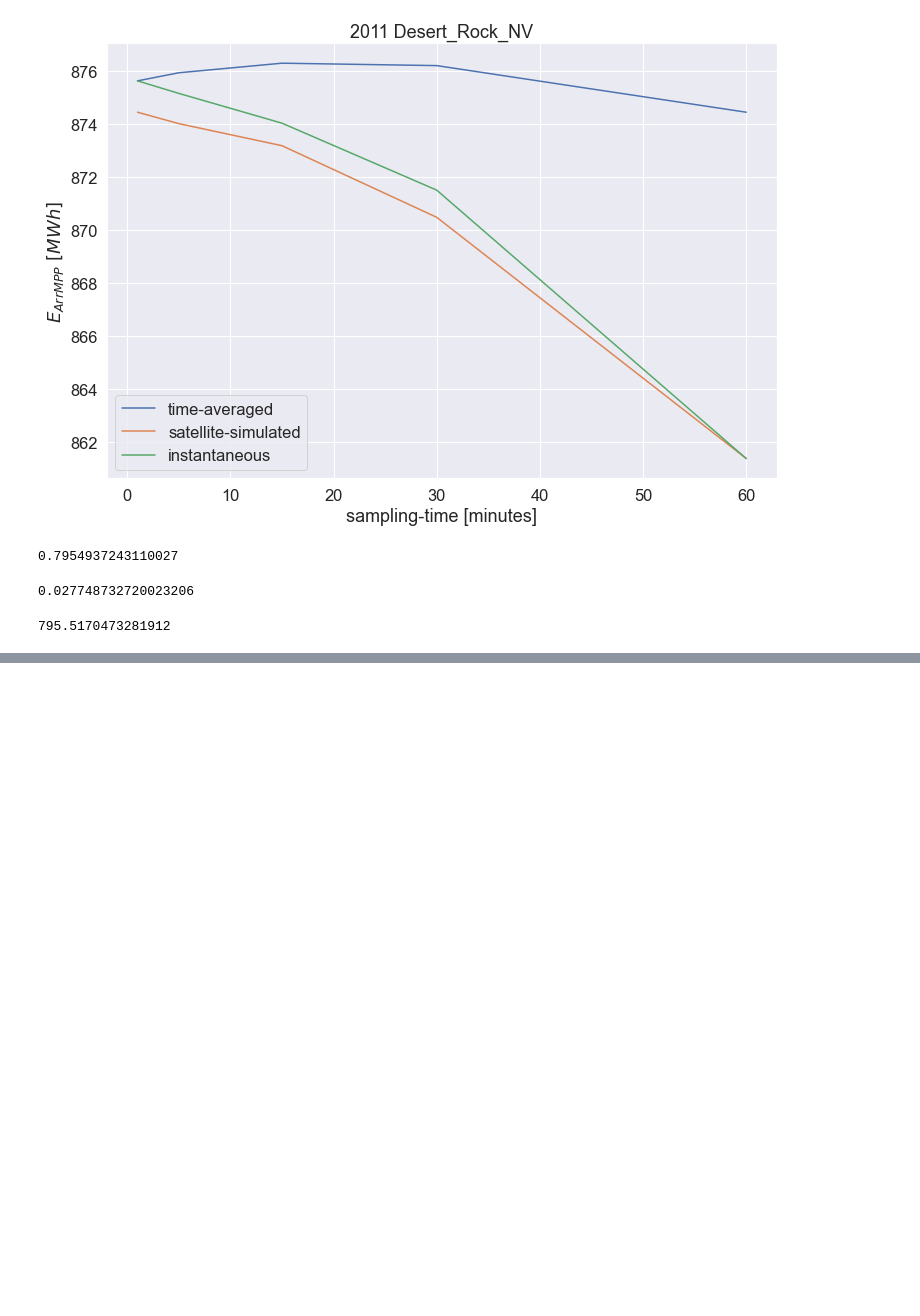
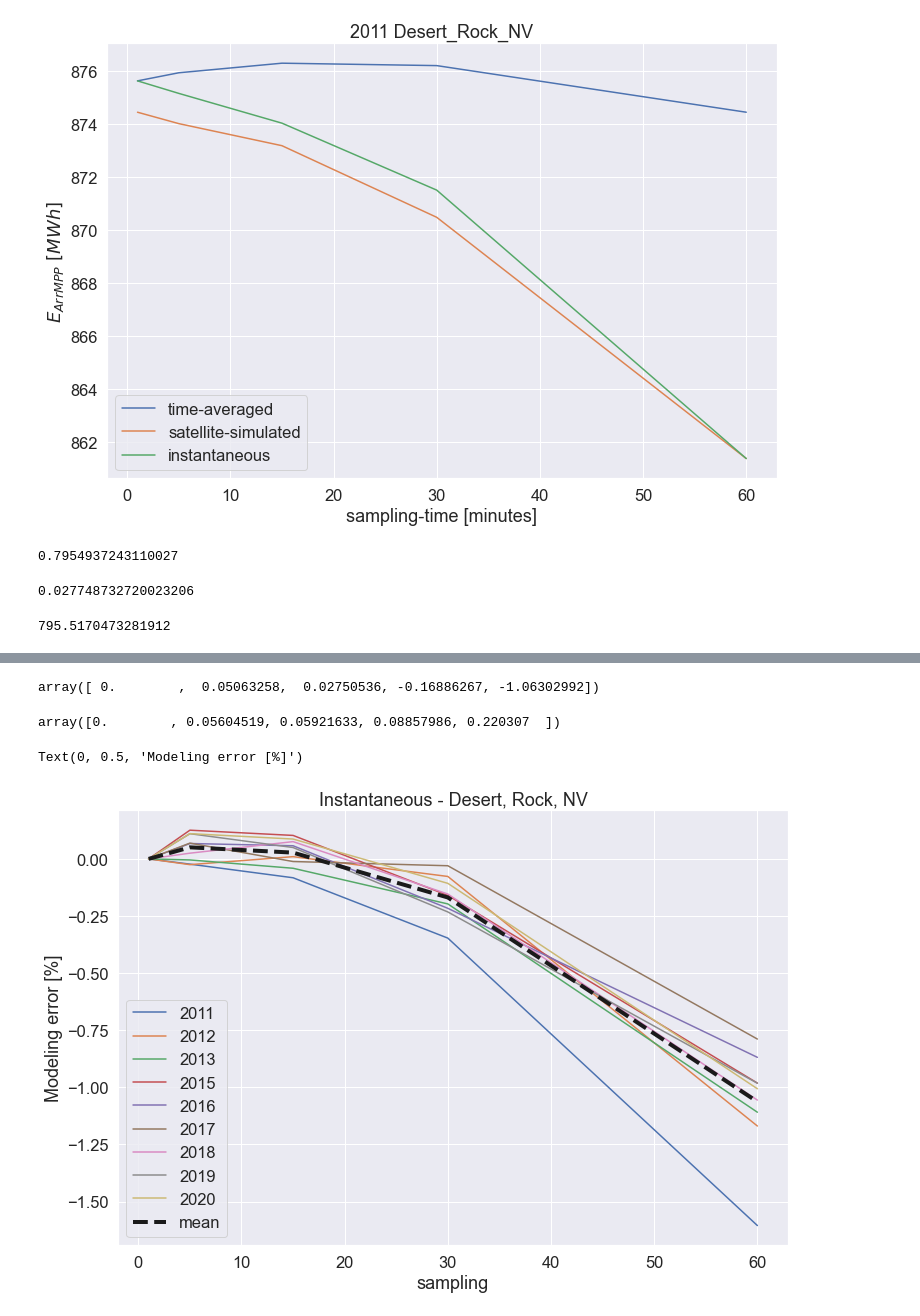
Before and after one commit to mikofski/pvsc49-satellite-sampling, a Jupyter notebook: analysis/instantaneous_weather-SURFRAD-dra.ipynb, the cells around one changed output, grey strips where cells are left out. Cells and saved outputs as stored; diff of their text form; code cells hidden in the pictures; blank space fills up the shorter version.

```diff
--- a/analysis/instantaneous_weather-SURFRAD-dra.ipynb
+++ b/analysis/instantaneous_weather-SURFRAD-dra.ipynb
@@ -1112,0 +1298,21 @@ annual_energy_60min_df['Egrid'][30]
+# %%
+f, ax = plt.subplots(1, 1)
+surfrad_inst_stats = []  # np.zeros((5, ), float)
+for surfrad_year in selected_years.index:
+    baseline = surfrad_annual_energy_df.loc[(surfrad_year, 'avg', 1)]['Egrid']
+    scaled = surfrad_annual_energy_df.loc[(surfrad_year, 'inst')]['Egrid'] / baseline - 1
+    scaled *= 100
+    scaled.plot(ax=ax)
+    surfrad_inst_stats.append(scaled)  # += scaled
+surfrad_inst_stats = np.array(surfrad_inst_stats)  # /= 8
+display(surfrad_inst_stats.mean(axis=0))
+display(surfrad_inst_stats.std(axis=0))
+plt.plot([1, 5, 15, 30, 60], surfrad_inst_stats.mean(axis=0), 'k--', linewidth=4)
+plt.legend(selected_years.index.values.tolist() + ['mean'])
+plt.title(f'Instantaneous - {weather_dir.replace("_", ", ")}')
+plt.ylabel('Modeling error [%]')
+# %% [output]
+array([ 0.        ,  0.05063258,  0.02750536, -0.16886267, -1.06302992])
+array([0.        , 0.05604519, 0.05921633, 0.08857986, 0.220307  ])
+Text(0, 0.5, 'Modeling error [%]')
+[figure, added]
```
Also changed, not shown: parts of 9 cells of this notebook, 11 other files.
